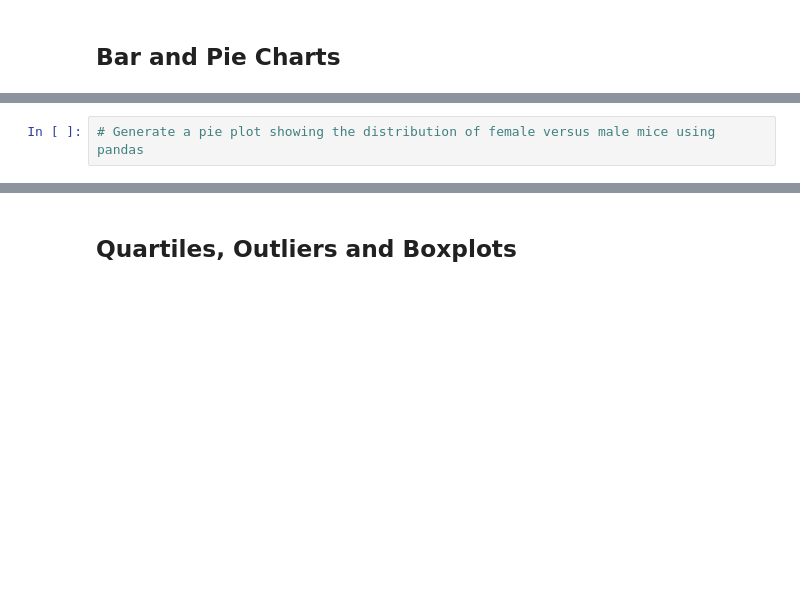
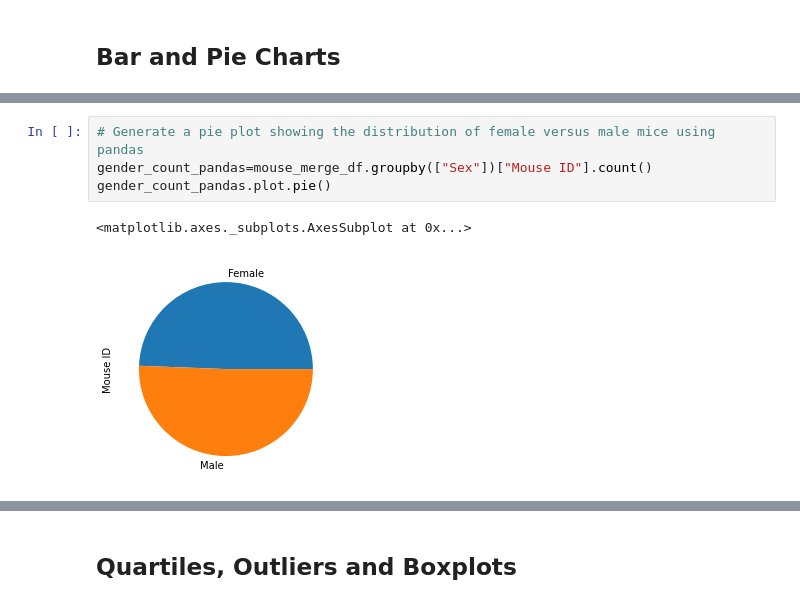
Before and after one commit to RoPalacios74/Matplotlib_Challenge, a Jupyter notebook: Pymaceuticals/pymaceuticals_starter.ipynb, the cells around one changed output, grey strips where cells are left out. Drawn from its saved outputs; the diff is of its cells as text; blank space fills up the shorter version.

```diff
--- a/Pymaceuticals/pymaceuticals_starter.ipynb
+++ b/Pymaceuticals/pymaceuticals_starter.ipynb
@@ -159,4 +176,9 @@ plt.show()
 # %%
 # Generate a pie plot showing the distribution of female versus male mice using pandas
+gender_count_pandas=mouse_merge_df.groupby(["Sex"])["Mouse ID"].count()
+gender_count_pandas.plot.pie()
+# %% [output]
+<matplotlib.axes._subplots.AxesSubplot at 0x...>
+[figure, added]
 # %%
 # Generate a pie plot showing the distribution of female versus male mice using pyplot
```
Also changed, not shown: parts of 15 cells of this notebook.
